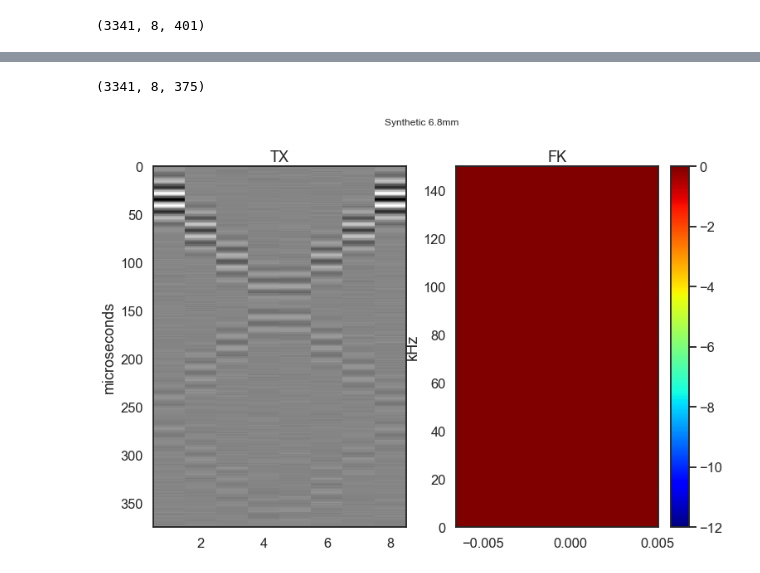
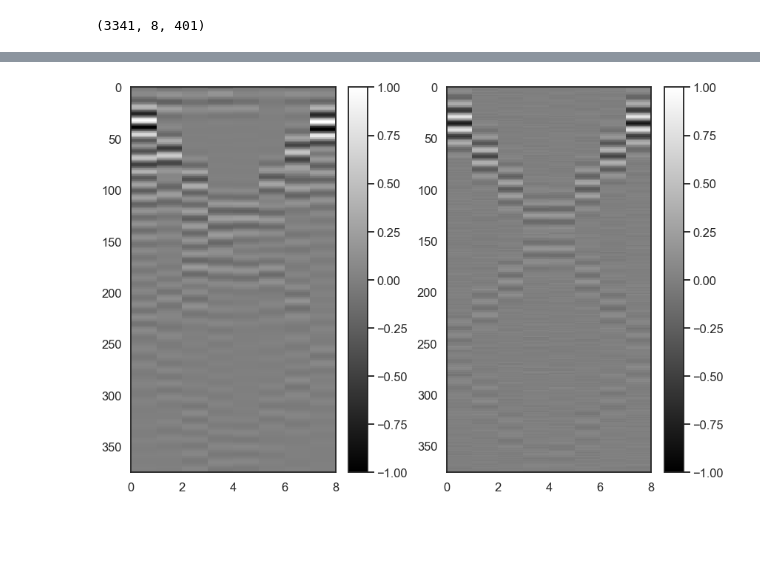
Before and after one commit to MagnsW/Comsol_ML, a Jupyter notebook: notebooks/02d_Comsol_ML_f80_verasonics.ipynb, the cells around one changed output, grey strips where cells are left out. Saved outputs shown, nothing was run; the diff lists cells and outputs as text; code cells hidden in the pictures; blank space fills up the shorter version.

```diff
--- a/notebooks/02d_Comsol_ML_f80_verasonics.ipynb
+++ b/notebooks/02d_Comsol_ML_f80_verasonics.ipynb
@@ -228,2 +308,6 @@ X_sample_n.max()
+# %%
+data_stack_scaled_resamp = sig_ff
+# %%
+data_stack_scaled_resamp = data_stack_scaled_resamp/data_stack_scaled_resamp.max()
 # %%
 data_stack_scaled_resamp_n = data_stack_scaled_resamp + make_noise(noisedb, data_stack_scaled_resamp.shape)
@@ -252,2 +313,0 @@ plt.show()
-# %%
-X_sample_n = X_sample_n[:,:,26:]
@@ -264,8 +314,15 @@ tx_fk_plot(verasonics_data.T, dt, dx, title='Verasonics 80kHz')
-# %%
-X_sample_n.shape
-# %% [output]
-(3341, 8, 375)
-# %%
-tx_fk_plot(X_sample_n[42,:,:].T, dt, dx, title='Synthetic 6.8mm', log=False)
-# %% [output]
-[figure, removed]
+# %%
+plt.figure(figsize=(12,8))
+plt.subplot(121)
+plt.pcolormesh(data_stack_scaled_resamp[:,:375].T, cmap='gray')
+plt.gca().invert_yaxis()
+plt.clim(-1, 1)
+plt.colorbar()
+plt.subplot(122)
+plt.pcolormesh(X_sample_n[42,:,25:].T, cmap='gray')
+plt.gca().invert_yaxis()
+plt.clim(-1,1)
+plt.colorbar()
+plt.tight_layout()
+# %% [output]
+[figure, added]
```
Also changed, not shown: parts of 98 cells of this notebook, 18 other files.
